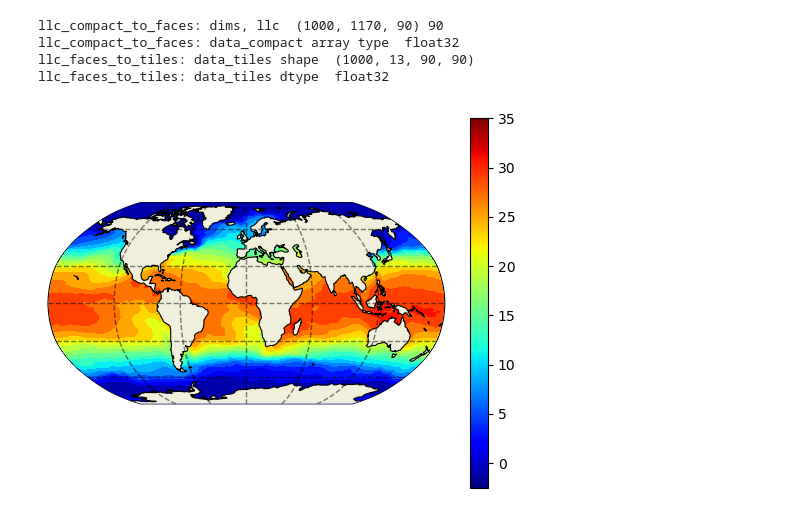
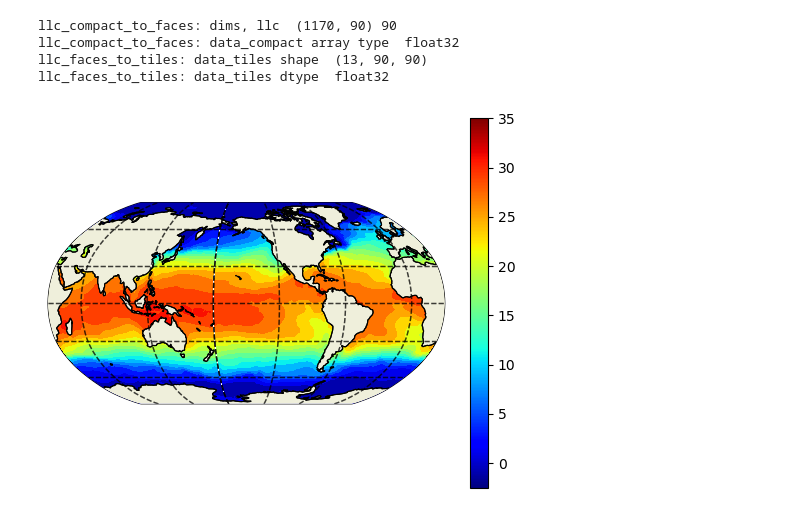
Before and after one commit to Shreyas911/XAIRT, a Jupyter notebook: examples/eccov4r5_dataReader.ipynb, the cells around one changed output. Drawn from its saved outputs; the diff is of its cells as text; code cells hidden in the pictures.

Commit message:
Recent updates using extended time series data.

```diff
--- a/examples/eccov4r5_dataReader.ipynb
+++ b/examples/eccov4r5_dataReader.ipynb
@@ -67,39 +98,16 @@ thetaDir_ext = mainDir_r5 + '/V4r5_ext_2020_2023_Jun/diags_daily/SST_day_mean'
-# %%
-# SSH has to be kept because someone used the SSH metadata for SST,
-# It's not a bug in this code but a hack to handle an existing bug.
-ds = xmitgcm.open_mdsdataset(data_dir = thetaDir,
-                             grid_dir = gridDir,
-                             extra_variables = dict(SSH = dict(dims=['k','j','i'],
-                                                               attrs = dict(standard_name="SST",
-                                                                            long_name="Sea Surface Temperature",
-                                                                            units="degC"))))
-ds["SST"] = ds["SSH"]
-ds = ds.drop(["SSH"])
-
-ds_ext = xmitgcm.open_mdsdataset(data_dir = thetaDir_ext,
-                                 grid_dir = gridDir,
-                                 extra_variables = dict(SST = dict(dims=['k','j','i'],
-                                                                   attrs = dict(standard_name="SST",
-                                                                                long_name="Sea Surface Temperature",
-                                                                                units="degC"))))
-
-ds = xr.concat([ds, ds_ext], "time")
-ds_r4 = xr.open_dataset(f'/scratch2/shreyas/LRP_eccov4r4_data/thetaSurfECCOv4r4.nc')
 # %%
-SST = ds['SST'].data
-SST_t = ecco.llc_compact_to_tiles(SST[:1000])
-
+SST0 = ecco.llc_compact_to_tiles(ds_r5['SST'][0])
 
 P = ecco.plot_proj_to_latlon_grid(ds_r4['XC'], ds_r4['YC'],
-                                    np.asarray(SST_t[0]),
-                                    plot_type = 'contourf',
-                                    show_colorbar = True,
-                                    cmap = 'jet', cmax = 35,
-                                    dx=2, dy=2, projection_type = 'robin',
-                                    less_output = True, subplot_grid = [1,1,1])
+                                  np.asarray(SST0),
+                                  plot_type = 'contourf',
+                                  show_colorbar = True,
+                                  cmap = 'jet', cmax = 35, user_lon_0 = -150,
+                                  dx=2, dy=2, projection_type = 'robin',
+                                  less_output = True, subplot_grid = [1,1,1])
 # %% [output]
-llc_compact_to_faces: dims, llc  (1000, 1170, 90) 90
+llc_compact_to_faces: dims, llc  (1170, 90) 90
 llc_compact_to_faces: data_compact array type  float32
-llc_faces_to_tiles: data_tiles shape  (1000, 13, 90, 90)
+llc_faces_to_tiles: data_tiles shape  (13, 90, 90)
 llc_faces_to_tiles: data_tiles dtype  float32
-[figure, old version]
+[figure, new version]
```
Also changed, not shown: parts of 18 cells of this notebook, 6 other files.
